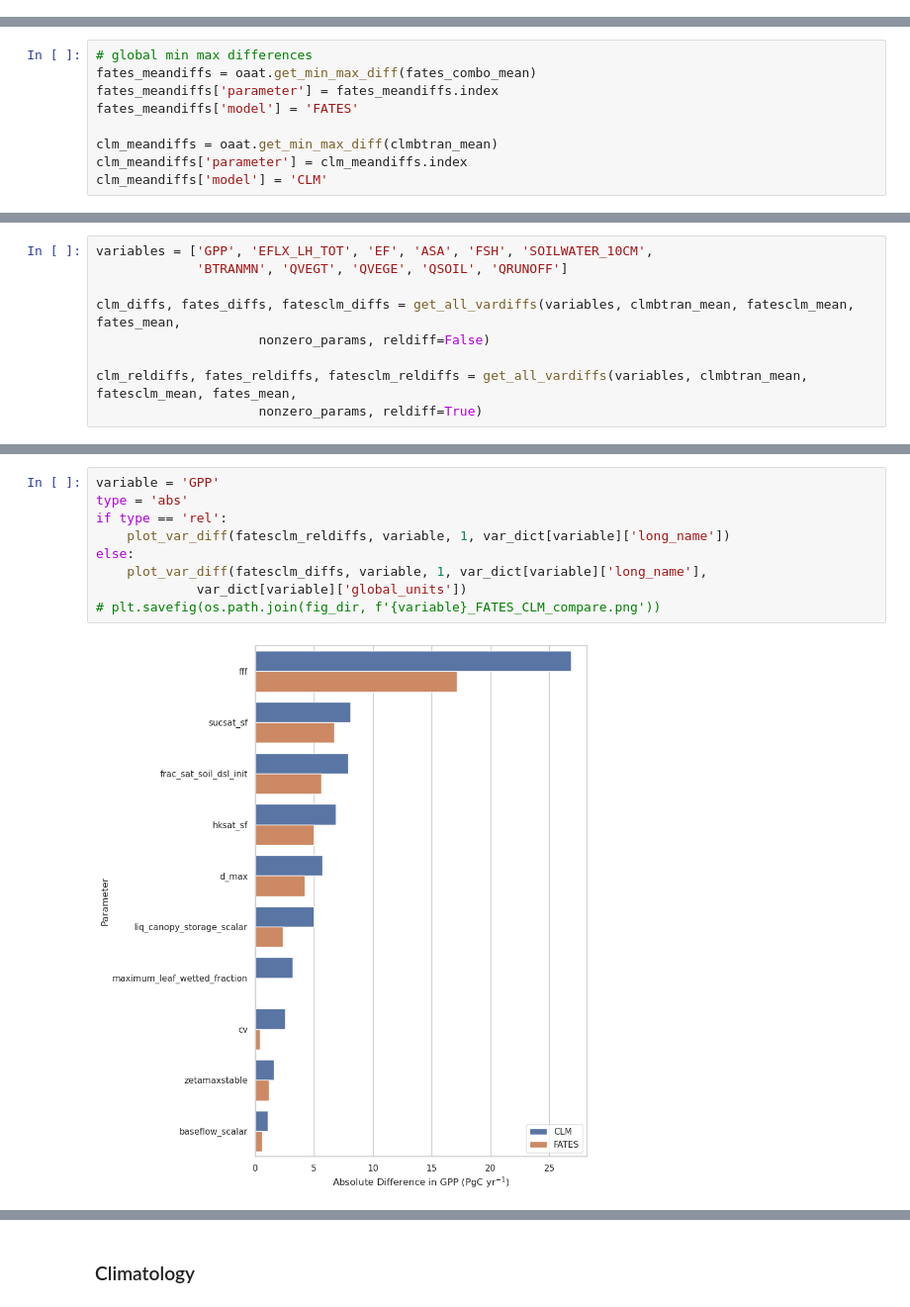
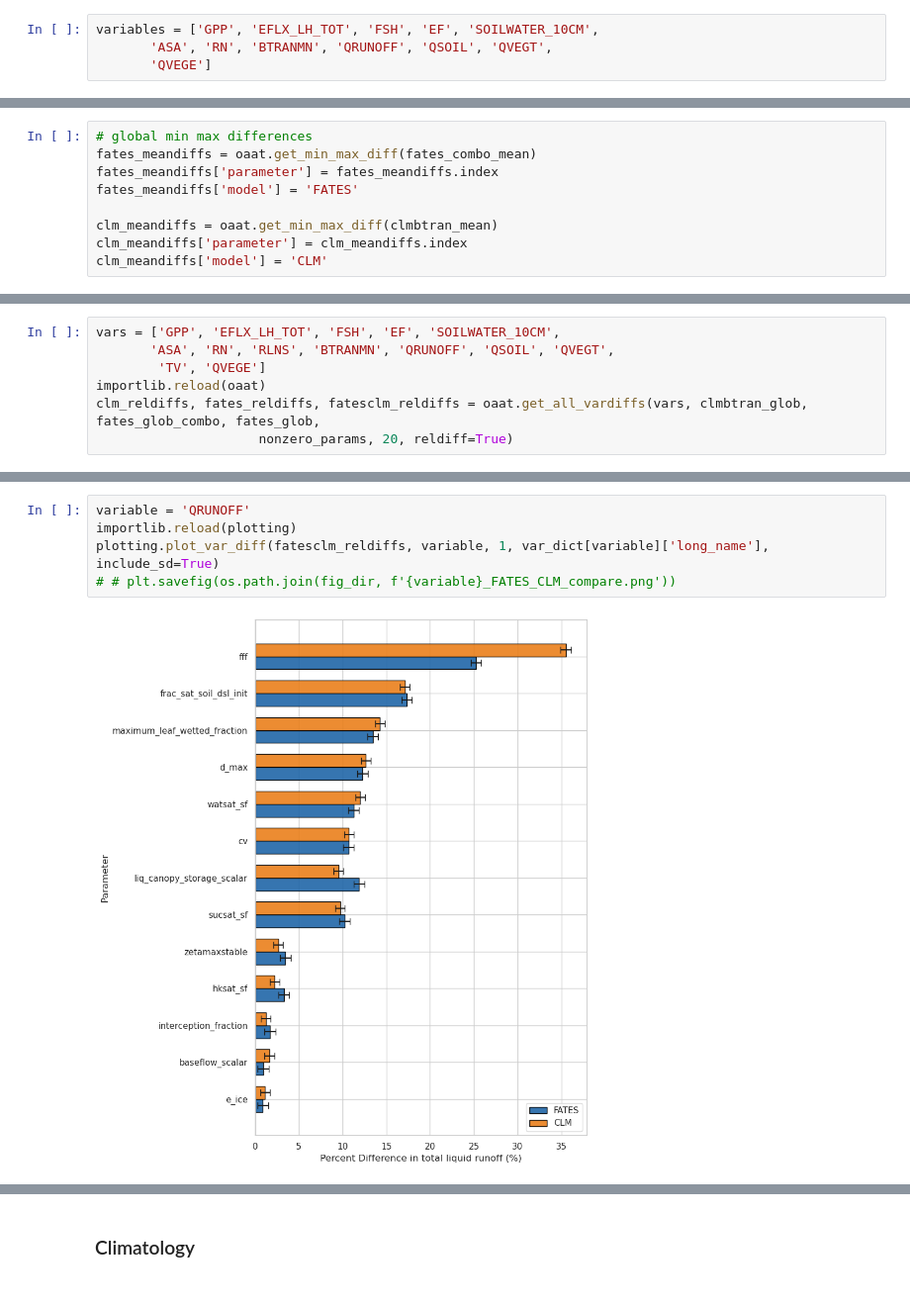
Before and after one commit to adrifoster/fates_calibration_library, a Jupyter notebook: notebooks/OAATAnalysis.ipynb, the cells around one changed output, grey strips where cells are left out. Shown at 99% size. Cells and saved outputs as stored; diff of their text form.

```diff
--- a/notebooks/OAATAnalysis.ipynb
+++ b/notebooks/OAATAnalysis.ipynb
@@ -101,6 +110,10 @@ all_params = pd.concat([clm_param_dat.to_pandas().reset_index().drop(columns=['t
 ## Analysis
 # %% [markdown]
 ### Global annual means
+# %%
+variables = ['GPP', 'EFLX_LH_TOT', 'FSH', 'EF', 'SOILWATER_10CM',
+       'ASA', 'RN', 'BTRANMN', 'QRUNOFF', 'QSOIL', 'QVEGT',
+       'QVEGE']
 # %%
 # FATES SP ensemble with FATES parameters
 fates_glob = oaat.get_area_means_diffs(os.path.join(hist_dir, f"{fates['name']}_area_means.nc"),
@@ -331,9 +464,7 @@ def get_all_vardiffs(variables, clmbtran_mean, fatesclm_mean, fates_mean,
 # %%
-variables = ['GPP', 'EFLX_LH_TOT', 'EF', 'ASA', 'FSH', 'SOILWATER_10CM',
-             'BTRANMN', 'QVEGT', 'QVEGE', 'QSOIL', 'QRUNOFF']
-
-clm_diffs, fates_diffs, fatesclm_diffs = get_all_vardiffs(variables, clmbtran_mean, fatesclm_mean, fates_mean,
-                     nonzero_params, reldiff=False)
-
-clm_reldiffs, fates_reldiffs, fatesclm_reldiffs = get_all_vardiffs(variables, clmbtran_mean, fatesclm_mean, fates_mean,
-                     nonzero_params, reldiff=True)
+vars = ['GPP', 'EFLX_LH_TOT', 'FSH', 'EF', 'SOILWATER_10CM',
+       'ASA', 'RN', 'RLNS', 'BTRANMN', 'QRUNOFF', 'QSOIL', 'QVEGT',
+        'TV', 'QVEGE']
+importlib.reload(oaat)
+clm_reldiffs, fates_reldiffs, fatesclm_reldiffs = oaat.get_all_vardiffs(vars, clmbtran_glob, fates_glob_combo, fates_glob,
+                     nonzero_params, 20, reldiff=True)
@@ -364,11 +471,7 @@ def plot_var_diff(df, variable, tol, long_name, units=None, param_sub=None):
 # %%
-variable = 'GPP'
-type = 'abs'
-if type == 'rel':
-    plot_var_diff(fatesclm_reldiffs, variable, 1, var_dict[variable]['long_name'])
-else:
-    plot_var_diff(fatesclm_diffs, variable, 1, var_dict[variable]['long_name'],
-             var_dict[variable]['global_units'])
-# plt.savefig(os.path.join(fig_dir, f'{variable}_FATES_CLM_compare.png'))
+variable = 'QRUNOFF'
+importlib.reload(plotting)
+plotting.plot_var_diff(fatesclm_reldiffs, variable, 1, var_dict[variable]['long_name'], include_sd=True)
+# # plt.savefig(os.path.join(fig_dir, f'{variable}_FATES_CLM_compare.png'))
 # %% [output]
-[figure, old version]
+[figure, new version]
```
Also changed, not shown: parts of 93 cells of this notebook, 9 other files.
